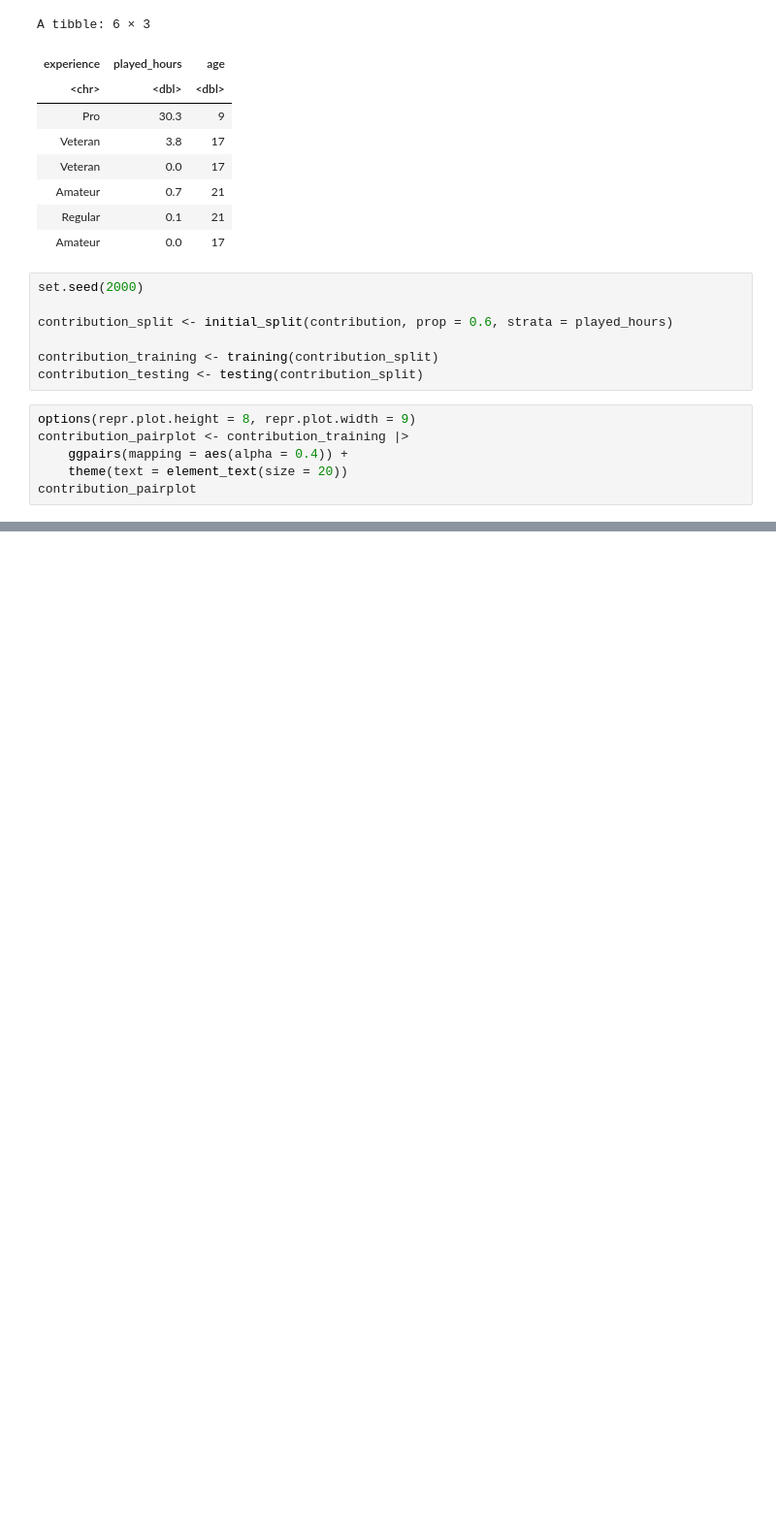
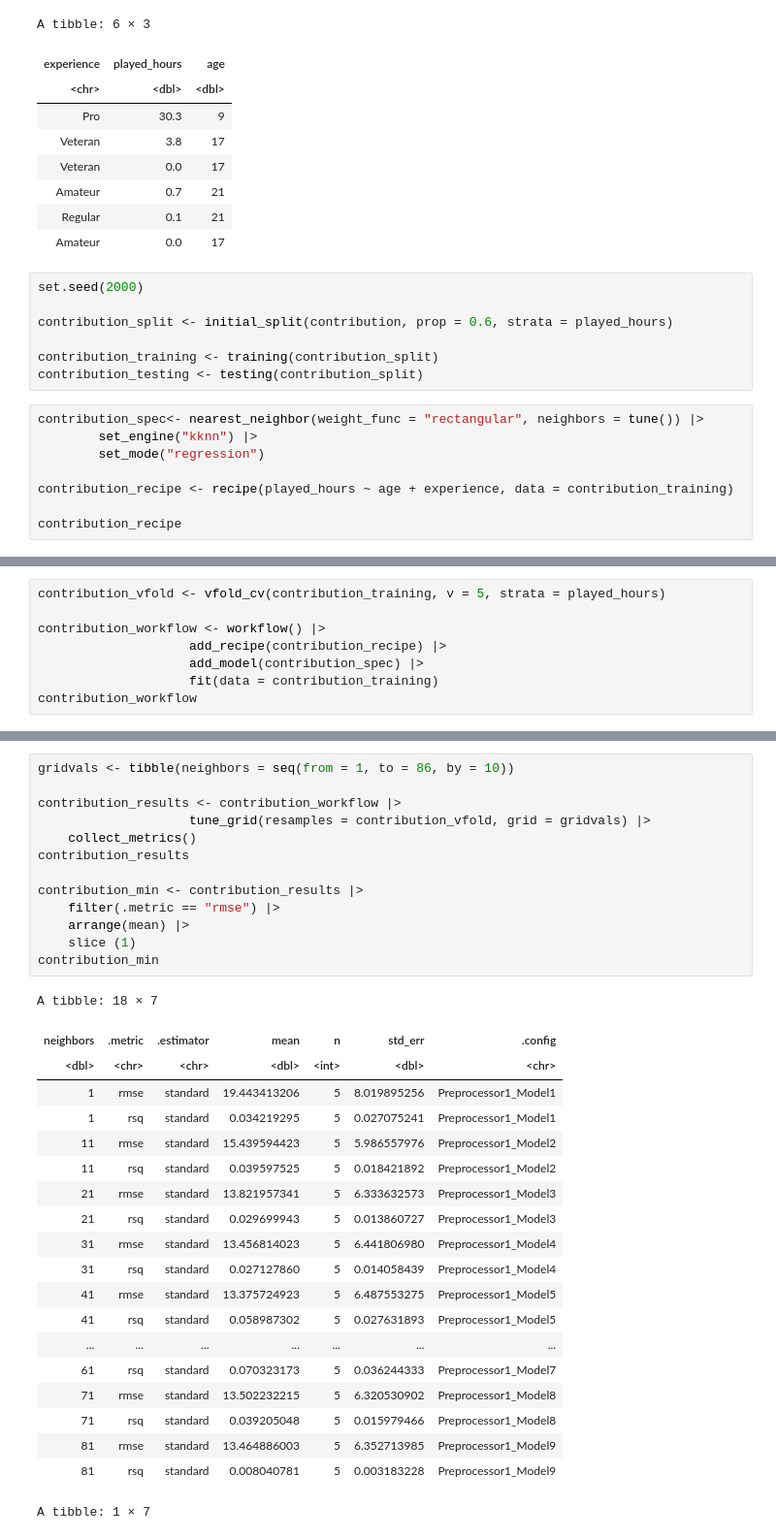
Before and after one commit to laurenfriesen/deci-project, a Jupyter notebook: group_project_notebook.ipynb, the cells around one changed output, grey strips where cells are left out. Shown at 97% size. Cells and saved outputs as stored; diff of their text form; blank space fills up the shorter version.

```diff
--- a/group_project_notebook.ipynb
+++ b/group_project_notebook.ipynb
@@ -105,9 +88,11 @@ contribution_split <- initial_split(contribution, prop = 0.6, strata = played_ho
 contribution_training <- training(contribution_split)
 contribution_testing <- testing(contribution_split)
 # %%
-options(repr.plot.height = 8, repr.plot.width = 9)
-contribution_pairplot <- contribution_training |>
-    ggpairs(mapping = aes(alpha = 0.4)) +
-    theme(text = element_text(size = 20))
-contribution_pairplot
+contribution_spec<- nearest_neighbor(weight_func = "rectangular", neighbors = tune()) |>
+        set_engine("kknn") |>
+        set_mode("regression")
+
+contribution_recipe <- recipe(played_hours ~ age + experience, data = contribution_training)
+
+contribution_recipe
 # %% [output]
@@ -114,0 +109,8 @@ ERROR: Error in ggpairs(contribution_training, mapping = aes(alpha = 0.4)): coul
+# %%
+contribution_vfold <- vfold_cv(contribution_training, v = 5, strata = played_hours)
+
+contribution_workflow <- workflow() |>
+                    add_recipe(contribution_recipe) |>
+                    add_model(contribution_spec) |>
+                    fit(data = contribution_training)
+contribution_workflow
@@ -114,0 +137,34 @@ ERROR: Error in ggpairs(contribution_training, mapping = aes(alpha = 0.4)): coul
+# %%
+gridvals <- tibble(neighbors = seq(from = 1, to = 86, by = 10))
+
+contribution_results <- contribution_workflow |>
+                    tune_grid(resamples = contribution_vfold, grid = gridvals) |>
+    collect_metrics()
+contribution_results
+
+contribution_min <- contribution_results |>
+    filter(.metric == "rmse") |>
+    arrange(mean) |>
+    slice (1)
+contribution_min
+# %% [output]
+A tibble: 18 × 7
+| neighbors | .metric | .estimator | mean | n | std_err | .config |
+| <dbl> | <chr> | <chr> | <dbl> | <int> | <dbl> | <chr> |
+| 1 | rmse | standard | 19.443413206 | 5 | 8.019895256 | Preprocessor1_Model1 |
+| 1 | rsq | standard | 0.034219295 | 5 | 0.027075241 | Preprocessor1_Model1 |
+| 11 | rmse | standard | 15.439594423 | 5 | 5.986557976 | Preprocessor1_Model2 |
+| 11 | rsq | standard | 0.039597525 | 5 | 0.018421892 | Preprocessor1_Model2 |
+| 21 | rmse | standard | 13.821957341 | 5 | 6.333632573 | Preprocessor1_Model3 |
+| 21 | rsq | standard | 0.029699943 | 5 | 0.013860727 | Preprocessor1_Model3 |
+| 31 | rmse | standard | 13.456814023 | 5 | 6.441806980 | Preprocessor1_Model4 |
+| 31 | rsq | standard | 0.027127860 | 5 | 0.014058439 | Preprocessor1_Model4 |
+| 41 | rmse | standard | 13.375724923 | 5 | 6.487553275 | Preprocessor1_Model5 |
+| 41 | rsq | standard | 0.058987302 | 5 | 0.027631893 | Preprocessor1_Model5 |
+| ... | ... | ... | ... | ... | ... | ... |
+| 61 | rsq | standard | 0.070323173 | 5 | 0.036244333 | Preprocessor1_Model7 |
+| 71 | rmse | standard | 13.502232215 | 5 | 6.320530902 | Preprocessor1_Model8 |
+| 71 | rsq | standard | 0.039205048 | 5 | 0.015979466 | Preprocessor1_Model8 |
+| 81 | rmse | standard | 13.464886003 | 5 | 6.352713985 | Preprocessor1_Model9 |
+| 81 | rsq | standard | 0.008040781 | 5 | 0.003183228 | Preprocessor1_Model9 |
+A tibble: 1 × 7
```
Also changed, not shown: parts of 6 cells of this notebook.
